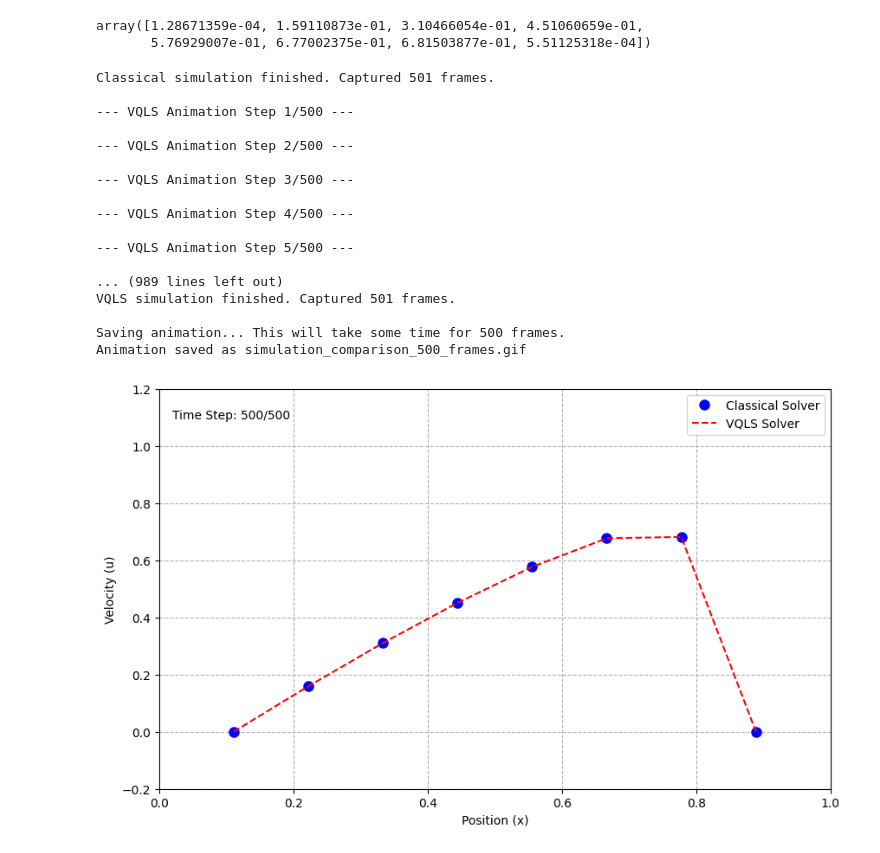
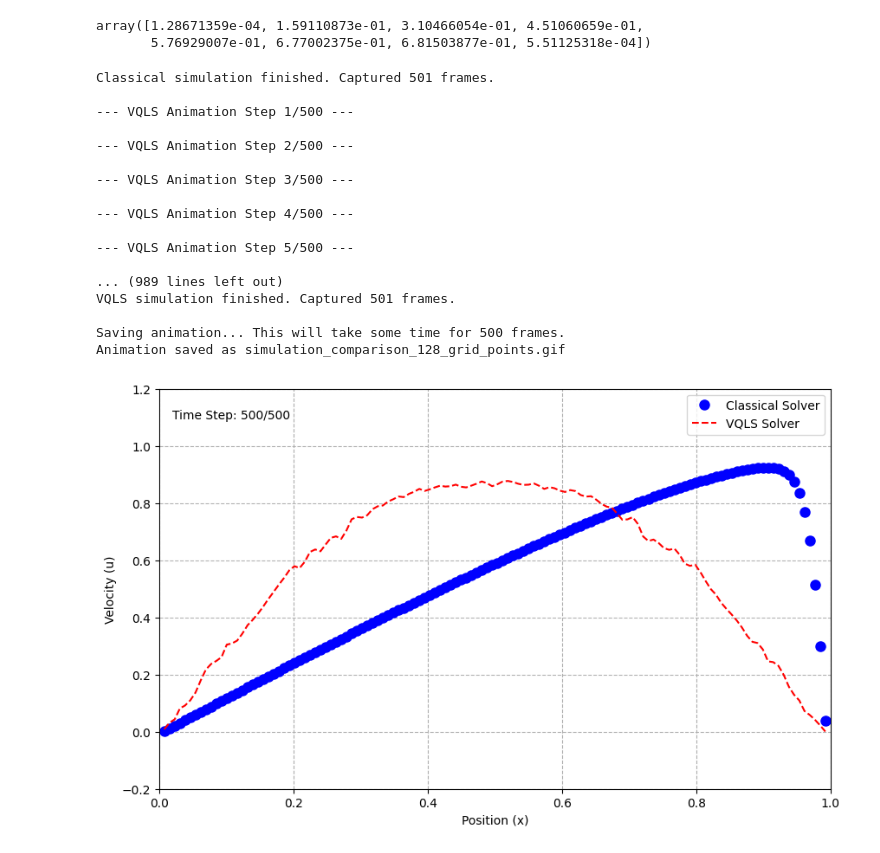
Before and after one commit to Navaneeth-JS/Quantum-PDE-Solver, a Jupyter notebook: Classical_VQLS_Solvers.ipynb, the cells around one changed output. Cells and saved outputs as stored; diff of their text form; code cells hidden in the pictures.

Commit message:
128 grid points

```diff
--- a/Classical_VQLS_Solvers.ipynb
+++ b/Classical_VQLS_Solvers.ipynb
@@ -202,7 +202,7 @@ import matplotlib.animation as animation
 
 def run_classical_with_history(max_steps=200):
     """Runs the classical solver and returns the history of solutions."""
-    N = 8
+    N = 128
     nu = 0.01
     h = 1.0 / (N + 1)
     dt = 1e-3
@@ -222,7 +222,7 @@ def run_classical_with_history(max_steps=200):
 
 def run_vqls_with_history(max_steps=200):
     """Runs the VQLS solver and returns the history of solutions."""
-    N = 8
+    N = 128
     n_qubits = int(np.log2(N))
     nu = 0.01
     h = 1.0 / (N + 1)
@@ -271,34 +271,34 @@ if __name__ == "__main__":
     def update(frame):
         """Updates the plot for each frame of the animation."""
         line_classical.set_ydata(classical_history[frame])
         line_vqls.set_ydata(vqls_history[frame])
         time_text.set_text(f'Time Step: {frame}/{num_frames}')
         return line_classical, line_vqls, time_text
 
     ani = animation.FuncAnimation(fig, update, frames=num_frames + 1,
                                   blit=True, interval=50)
 
     print("\nSaving animation... This will take some time for 500 frames.")
-    ani.save('simulation_comparison_500_frames.gif', writer='pillow', fps=20)
-    print("Animation saved as simulation_comparison_500_frames.gif")
+    ani.save('simulation_comparison_128_grid_points.gif', writer='pillow', fps=20)
+    print("Animation saved as simulation_comparison_128_grid_points.gif")
 
     plt.show()
 # %% [output]
 Classical simulation finished. Captured 501 frames.
 
 --- VQLS Animation Step 1/500 ---
 
 --- VQLS Animation Step 2/500 ---
 
 --- VQLS Animation Step 3/500 ---
 
 --- VQLS Animation Step 4/500 ---
 
 --- VQLS Animation Step 5/500 ---
 
 ... (989 lines left out)
 VQLS simulation finished. Captured 501 frames.
 
 Saving animation... This will take some time for 500 frames.
-Animation saved as simulation_comparison_500_frames.gif
+Animation saved as simulation_comparison_128_grid_points.gif
-[figure, old version]
+[figure, new version]
```
Also changed, not shown: 1 other file.
